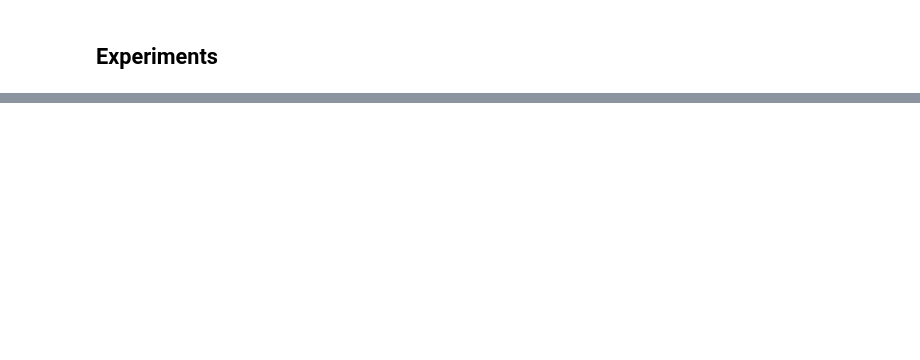
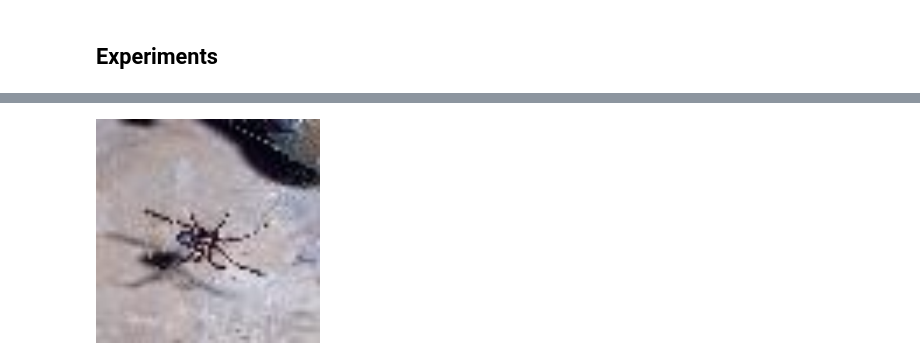
Before and after one commit to fyangch/DeepLearning2022, a Jupyter notebook: DustinNotebook.ipynb, the cells around one changed output, grey strips where cells are left out. Cells and saved outputs as stored; diff of their text form; code cells hidden in the pictures; blank space fills up the shorter version.

```diff
--- a/DustinNotebook.ipynb
+++ b/DustinNotebook.ipynb
@@ -107,0 +349,4 @@ ds[0]
+# %%
+tiny_imagenet[1100]
+# %% [output]
+[figure, added]
```
Also changed, not shown: parts of 22 cells of this notebook, 1 other file.
